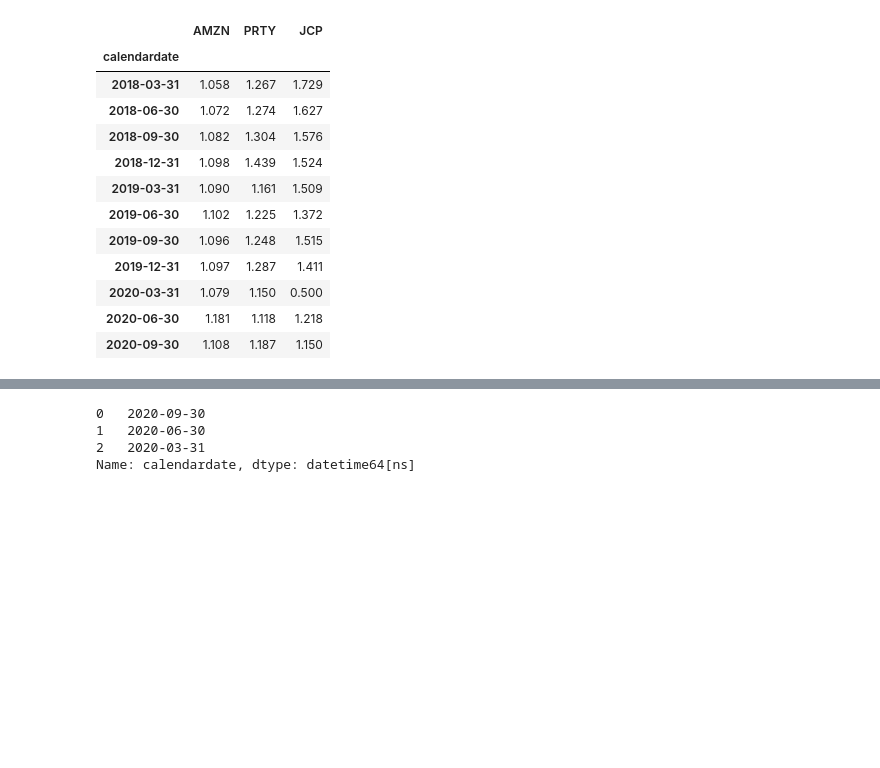
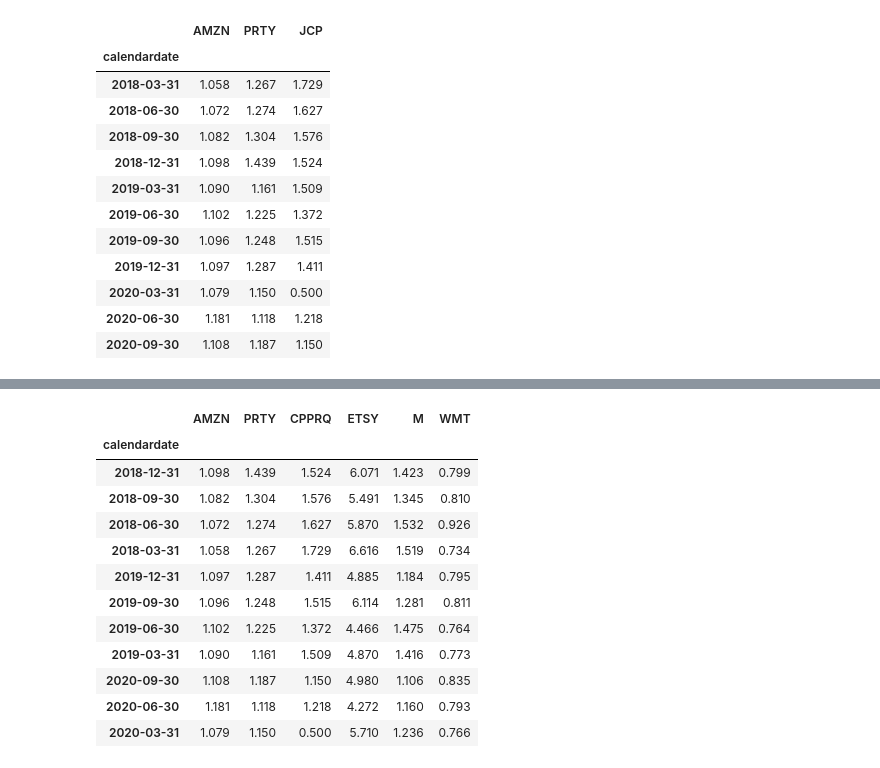
Before and after one commit to youssefabdelwahab/Fintech_Project1, a Jupyter notebook: financial_analysis_kaushik.ipynb, the cells around one changed output, grey strips where cells are left out. Cells and saved outputs as stored; diff of their text form; code cells hidden in the pictures; blank space fills up the shorter version.

```diff
--- a/financial_analysis_kaushik.ipynb
+++ b/financial_analysis_kaushik.ipynb
@@ -332,13 +332,3 @@ all_prty_cr
 | 2020-09-30 | 1.187 |
 | 2020-06-30 | 1.118 |
 | 2020-03-31 | 1.150 |
-# %%
-#JCP CurrentRatio
-all_cpprq_cr = pd.DataFrame()
-for y in [2018,2019,2020]:
-    all_cpprq_cr = all_cpprq_cr.append(current_ratio_ticker_year('CPPRQ',y))
-
-all_cpprq_cr.set_index('calendardate',inplace=True)
-all_cpprq_cr.drop(columns='ticker',inplace=True)
-all_cpprq_cr.rename(columns={'currentratio':'JCP'},inplace=True)
-all_cpprq_cr
@@ -374,17 +365,3 @@ all_cr
 | 2020-03-31 | 1.079 | 1.150 | 0.500 |
 | 2020-06-30 | 1.181 | 1.118 | 1.218 |
 | 2020-09-30 | 1.108 | 1.187 | 1.150 |
-# %%
-# All CurrentRatio
-all_cr = pd.DataFrame()
-all_cr_dict = {}
-for y in [2018,2019,2020]:
-    for t in tickers:
-        all_cr_dict[t] = current_ratio_ticker_year(t,y)
-        all_cr['calendardate'] = all_cr_dict[t]['calendardate']
-        #all_cr[t] = all_cr[all_cr_dict[t]['currentratio']]
-
-
-
-# for t in tickers:
-#     print(all_cr_dict[t]['currentratio'])
@@ -409,7 +368,34 @@ for y in [2018,2019,2020]:
-# %%
-all_cr_dict['AMZN']['calendardate']
-# %% [output]
-0   2020-09-30
-1   2020-06-30
-2   2020-03-31
-Name: calendardate, dtype: datetime64[ns]
+# %%
+def current_ratio(ticker):
+    all_cpprq_cr = pd.DataFrame()
+    for y in [2018,2019,2020]:
+        all_cpprq_cr = all_cpprq_cr.append(current_ratio_ticker_year(ticker,y))
+
+    all_cpprq_cr.set_index('calendardate',inplace=True)
+    all_cpprq_cr.drop(columns='ticker',inplace=True)
+    all_cpprq_cr.rename(columns={'currentratio':ticker},inplace=True)
+    return all_cpprq_cr
+
+def current_ratio_agg(ticker_list):
+    dflist = []
+    for ticker in ticker_list:
+        df = current_ratio(ticker)
+        dflist.append(df)
+
+    return pd.concat(dflist,axis=1)
+
+current_ratio_agg(tickers)
+# %% [output]
+|  | AMZN | PRTY | CPPRQ | ETSY | M | WMT |
+| calendardate |  |  |  |  |  |  |
+| 2018-12-31 | 1.098 | 1.439 | 1.524 | 6.071 | 1.423 | 0.799 |
+| 2018-09-30 | 1.082 | 1.304 | 1.576 | 5.491 | 1.345 | 0.810 |
+| 2018-06-30 | 1.072 | 1.274 | 1.627 | 5.870 | 1.532 | 0.926 |
+| 2018-03-31 | 1.058 | 1.267 | 1.729 | 6.616 | 1.519 | 0.734 |
+| 2019-12-31 | 1.097 | 1.287 | 1.411 | 4.885 | 1.184 | 0.795 |
+| 2019-09-30 | 1.096 | 1.248 | 1.515 | 6.114 | 1.281 | 0.811 |
+| 2019-06-30 | 1.102 | 1.225 | 1.372 | 4.466 | 1.475 | 0.764 |
+| 2019-03-31 | 1.090 | 1.161 | 1.509 | 4.870 | 1.416 | 0.773 |
+| 2020-09-30 | 1.108 | 1.187 | 1.150 | 4.980 | 1.106 | 0.835 |
+| 2020-06-30 | 1.181 | 1.118 | 1.218 | 4.272 | 1.160 | 0.793 |
+| 2020-03-31 | 1.079 | 1.150 | 0.500 | 5.710 | 1.236 | 0.766 |
```
Also changed, not shown: parts of 3 cells of this notebook.
